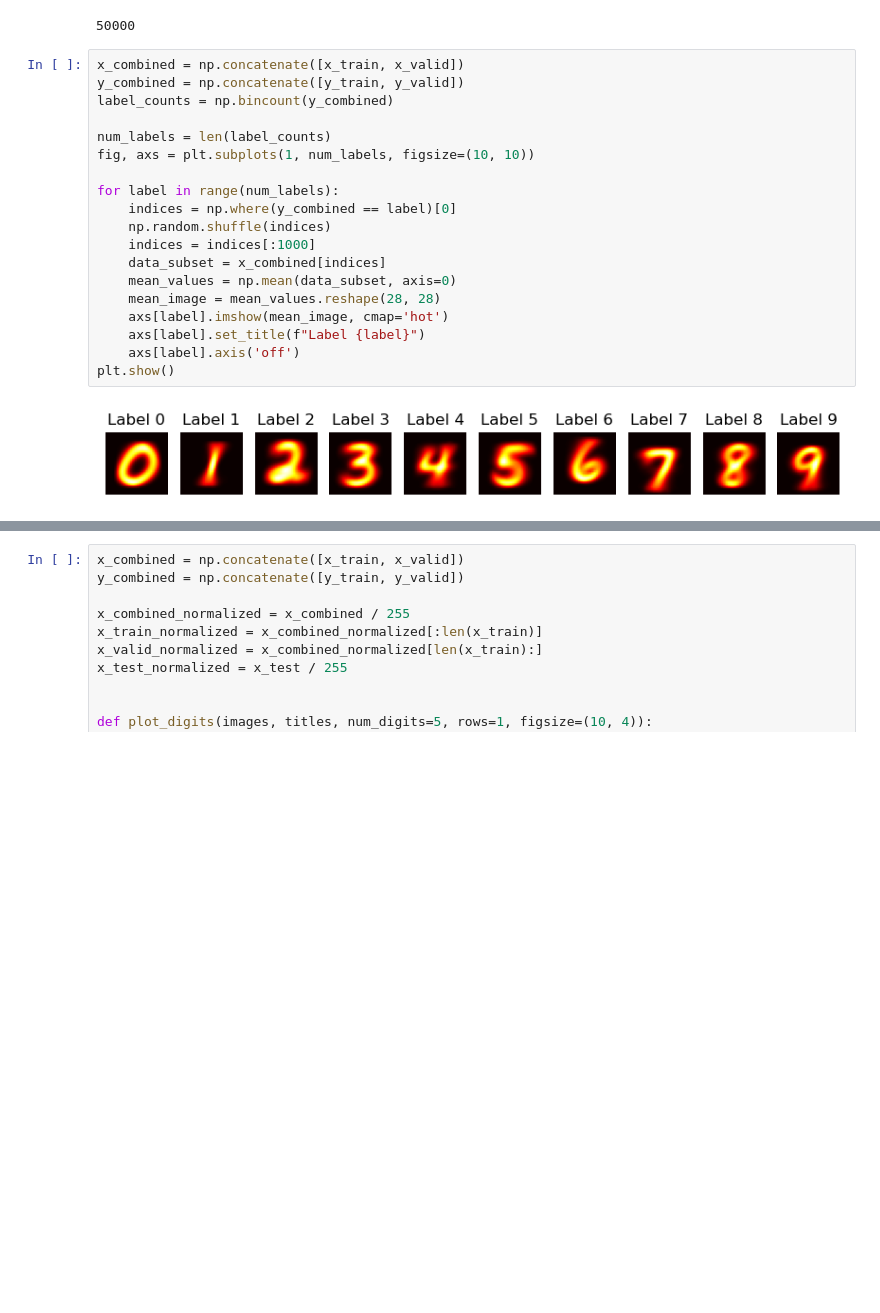
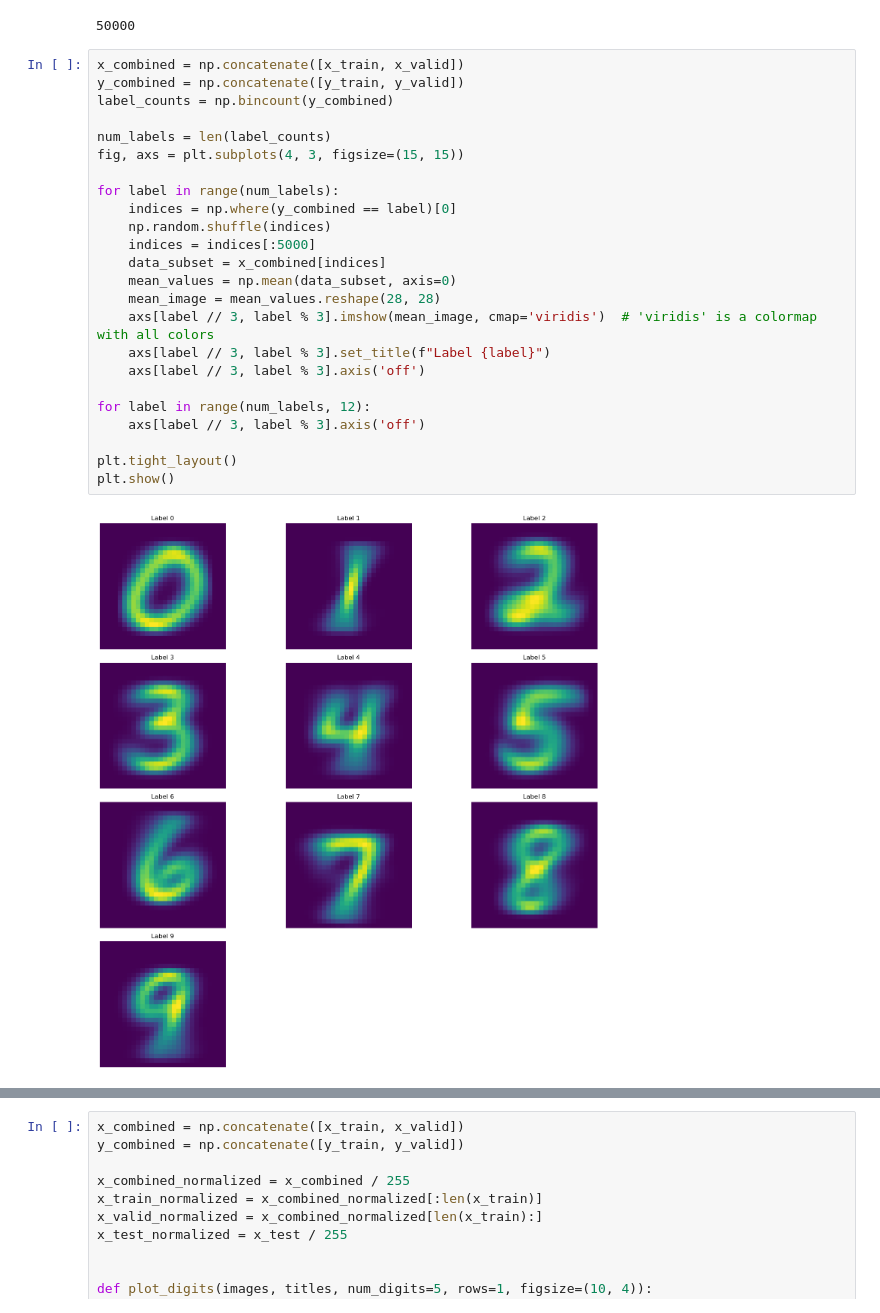
Before and after one commit to ADA-GWU/guidedresearchproject-aliasgerovs, a Jupyter notebook: codes/Federated/app/main.ipynb, the cells around one changed output, grey strips where cells are left out. Drawn from its saved outputs; the diff is of its cells as text; blank space fills up the shorter version.

Commit message:
Heatmap colors has been updated

```diff
--- a/codes/Federated/app/main.ipynb
+++ b/codes/Federated/app/main.ipynb
@@ -103,24 +103,29 @@ sum(y_train_counts)
 # %%
 x_combined = np.concatenate([x_train, x_valid])
 y_combined = np.concatenate([y_train, y_valid])
 label_counts = np.bincount(y_combined)
 
 num_labels = len(label_counts)
-fig, axs = plt.subplots(1, num_labels, figsize=(10, 10))
+fig, axs = plt.subplots(4, 3, figsize=(15, 15))
 
 for label in range(num_labels):
     indices = np.where(y_combined == label)[0]
     np.random.shuffle(indices)
-    indices = indices[:1000]
+    indices = indices[:5000]
     data_subset = x_combined[indices]
     mean_values = np.mean(data_subset, axis=0)
     mean_image = mean_values.reshape(28, 28)
-    axs[label].imshow(mean_image, cmap='hot')
-    axs[label].set_title(f"Label {label}")
-    axs[label].axis('off')
+    axs[label // 3, label % 3].imshow(mean_image, cmap='viridis')  # 'viridis' is a colormap with all colors
+    axs[label // 3, label % 3].set_title(f"Label {label}")
+    axs[label // 3, label % 3].axis('off')
+
+for label in range(num_labels, 12):
+    axs[label // 3, label % 3].axis('off')
+
+plt.tight_layout()
 plt.show()
 # %% [output]
-[figure, old version]
+[figure, new version]
 # %%
 outlier_threshold = 10
 outlier_indices = []
```
Also changed, not shown: parts of 9 cells of this notebook.
